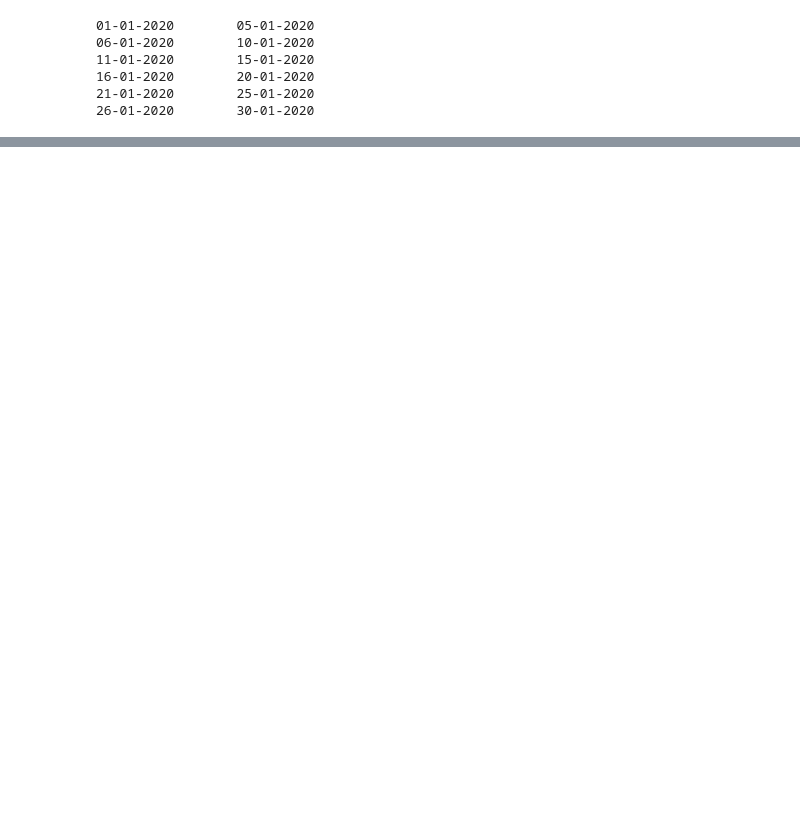
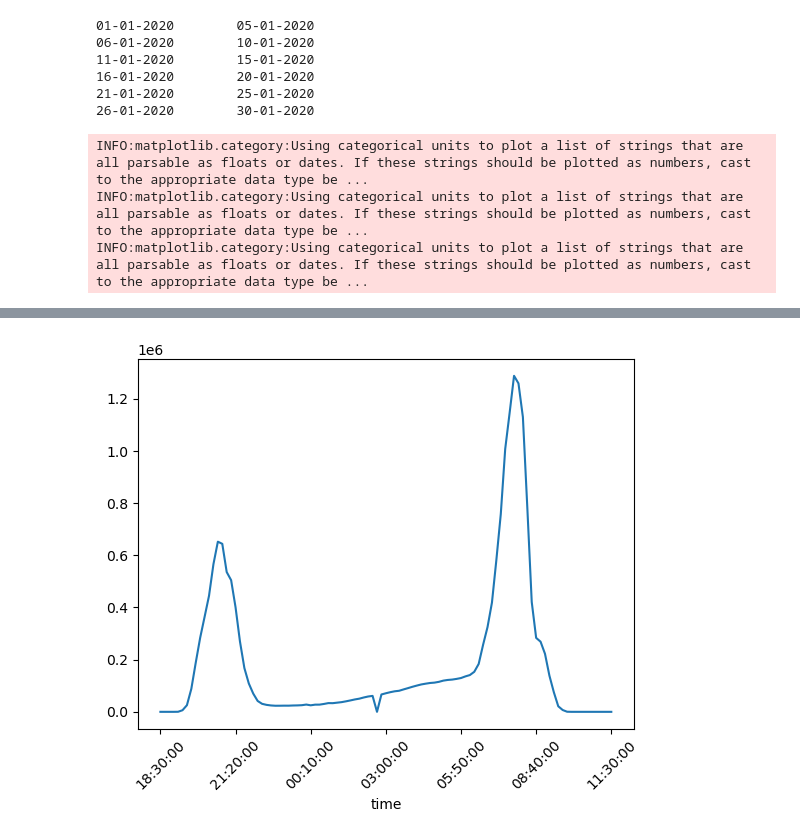
Before and after one commit to cdoedens/aus-historical-solar-droughts, a Jupyter notebook: code/python/notebooks/plot-regional.ipynb, the cells around one changed output, grey strips where cells are left out. Cells and saved outputs as stored; diff of their text form; code cells hidden in the pictures; blank space fills up the shorter version.

```diff
--- a/code/python/notebooks/plot-regional.ipynb
+++ b/code/python/notebooks/plot-regional.ipynb
@@ -41,3 +46,12 @@ for start, end in dates:
     drought_counts += data
 # %%
 data = drought_counts.where(drought_counts != 0, np.nan)
+# %%
+data.sum(dim=["latitude", "longitude"], skipna=True).plot()
+
+time_values = data.time.values
+plt.xticks(time_values[::len(time_values)//6], rotation=45)
+# %% [output]
+INFO:matplotlib.category:Using categorical units to plot a list of strings that are all parsable as floats or dates. If these strings should be plotted as numbers, cast to the appropriate data type be ...
+INFO:matplotlib.category:Using categorical units to plot a list of strings that are all parsable as floats or dates. If these strings should be plotted as numbers, cast to the appropriate data type be ...
+INFO:matplotlib.category:Using categorical units to plot a list of strings that are all parsable as floats or dates. If these strings should be plotted as numbers, cast to the appropriate data type be ...
@@ -43,0 +72 @@ data = drought_counts.where(drought_counts != 0, np.nan)
+[figure, added]
```
Also changed, not shown: parts of 4 cells of this notebook, 3 other files.
